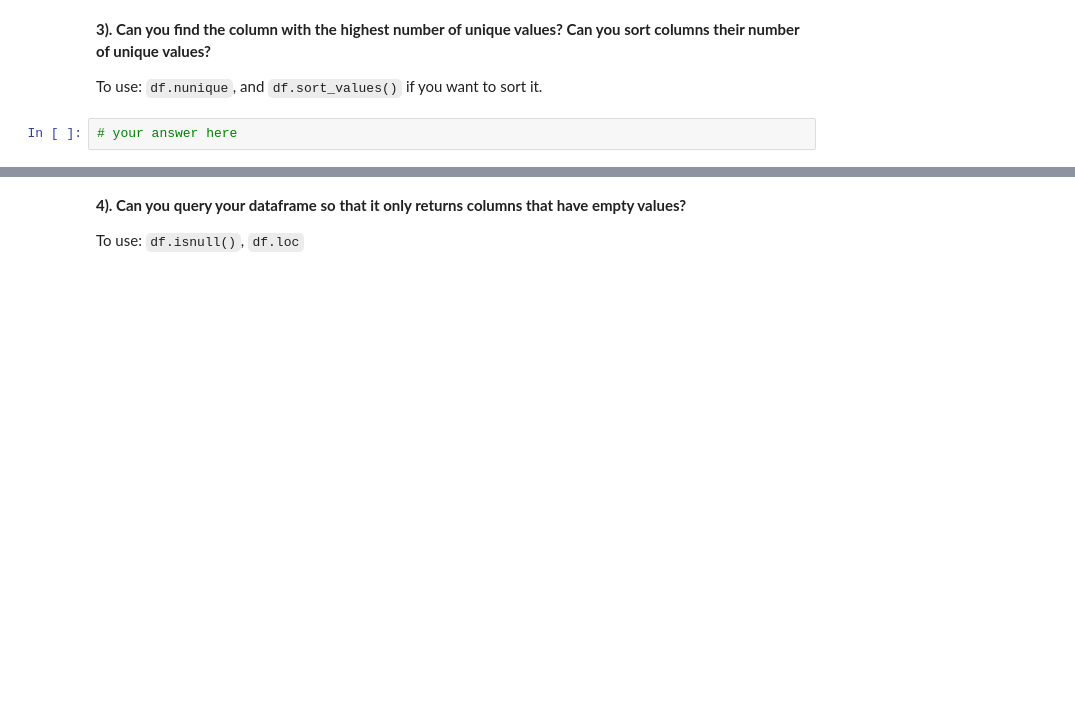
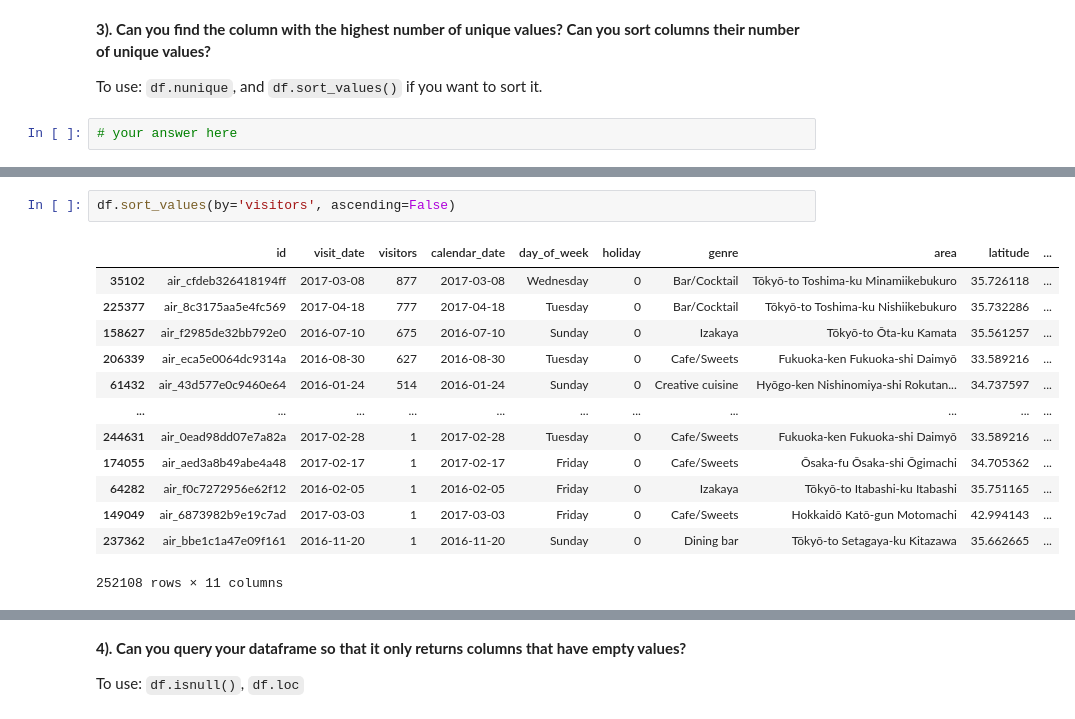
Before and after one commit to Lothdyn/my-1019-repo, a Jupyter notebook: ClassMaterial/Unit2/Class5/Labs/Pandas -- Basic Selecting & Querying-Restaurants.ipynb, the cells around one changed output, grey strips where cells are left out. Saved outputs shown, nothing was run; the diff lists cells and outputs as text; blank space fills up the shorter version.

```diff
--- a/ClassMaterial/Unit2/Class5/Labs/Pandas -- Basic Selecting & Querying-Restaurants.ipynb
+++ b/ClassMaterial/Unit2/Class5/Labs/Pandas -- Basic Selecting & Querying-Restaurants.ipynb
@@ -283,0 +504,16 @@ To use: `df.nunique`, and `df.sort_values()` if you want to sort it.
+# %%
+df.sort_values(by='visitors', ascending=False)
+# %% [output]
+|  | id | visit_date | visitors | calendar_date | day_of_week | holiday | genre | area | latitude | ... |
+| 35102 | air_cfdeb326418194ff | 2017-03-08 | 877 | 2017-03-08 | Wednesday | 0 | Bar/Cocktail | Tōkyō-to Toshima-ku Minamiikebukuro | 35.726118 | ... |
+| 225377 | air_8c3175aa5e4fc569 | 2017-04-18 | 777 | 2017-04-18 | Tuesday | 0 | Bar/Cocktail | Tōkyō-to Toshima-ku Nishiikebukuro | 35.732286 | ... |
+| 158627 | air_f2985de32bb792e0 | 2016-07-10 | 675 | 2016-07-10 | Sunday | 0 | Izakaya | Tōkyō-to Ōta-ku Kamata | 35.561257 | ... |
+| 206339 | air_eca5e0064dc9314a | 2016-08-30 | 627 | 2016-08-30 | Tuesday | 0 | Cafe/Sweets | Fukuoka-ken Fukuoka-shi Daimyō | 33.589216 | ... |
+| 61432 | air_43d577e0c9460e64 | 2016-01-24 | 514 | 2016-01-24 | Sunday | 0 | Creative cuisine | Hyōgo-ken Nishinomiya-shi Rokutan... | 34.737597 | ... |
+| ... | ... | ... | ... | ... | ... | ... | ... | ... | ... | ... |
+| 244631 | air_0ead98dd07e7a82a | 2017-02-28 | 1 | 2017-02-28 | Tuesday | 0 | Cafe/Sweets | Fukuoka-ken Fukuoka-shi Daimyō | 33.589216 | ... |
+| 174055 | air_aed3a8b49abe4a48 | 2017-02-17 | 1 | 2017-02-17 | Friday | 0 | Cafe/Sweets | Ōsaka-fu Ōsaka-shi Ōgimachi | 34.705362 | ... |
+| 64282 | air_f0c7272956e62f12 | 2016-02-05 | 1 | 2016-02-05 | Friday | 0 | Izakaya | Tōkyō-to Itabashi-ku Itabashi | 35.751165 | ... |
+| 149049 | air_6873982b9e19c7ad | 2017-03-03 | 1 | 2017-03-03 | Friday | 0 | Cafe/Sweets | Hokkaidō Katō-gun Motomachi | 42.994143 | ... |
+| 237362 | air_bbe1c1a47e09f161 | 2016-11-20 | 1 | 2016-11-20 | Sunday | 0 | Dining bar | Tōkyō-to Setagaya-ku Kitazawa | 35.662665 | ... |
+252108 rows × 11 columns
```
Also changed, not shown: parts of 65 cells of this notebook, 14 other files.
